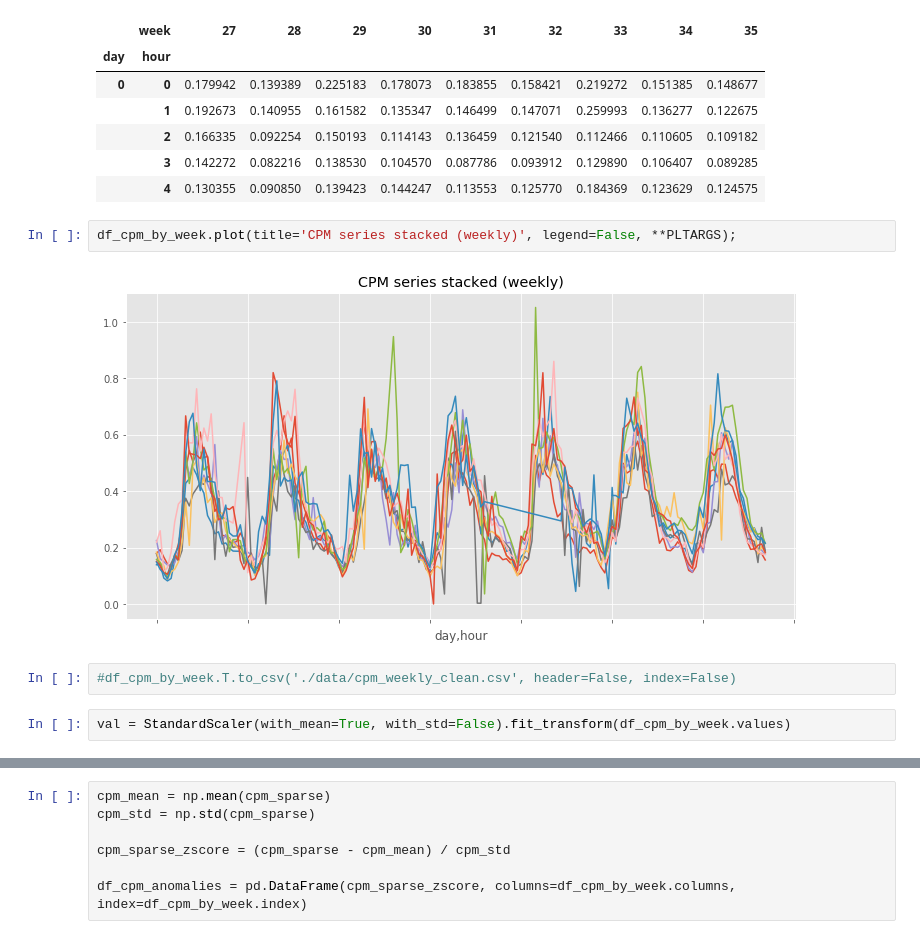
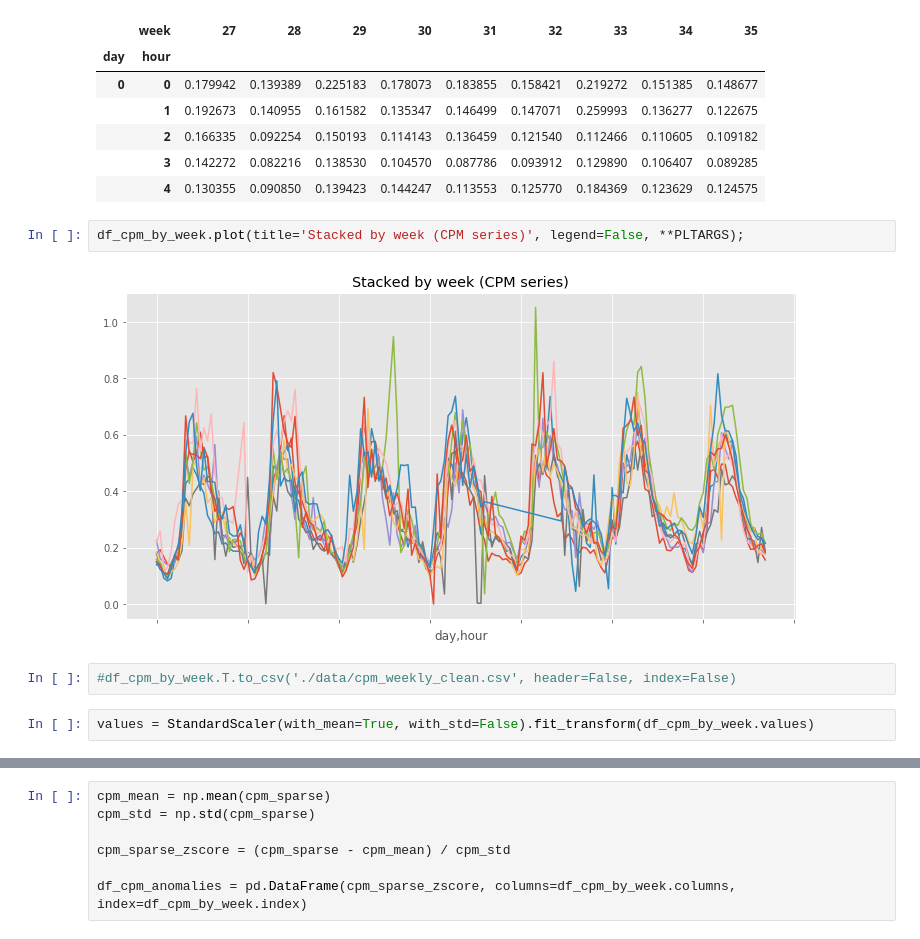
Before and after one commit to sebastianmarkow/blog-appendix, a Jupyter notebook: outlier-detection-with-rpca/anomaly-detection-on-time-series-via-rpca.ipynb, the cells around one changed output, grey strips where cells are left out. Saved outputs shown, nothing was run; the diff lists cells and outputs as text.

```diff
--- a/outlier-detection-with-rpca/anomaly-detection-on-time-series-via-rpca.ipynb
+++ b/outlier-detection-with-rpca/anomaly-detection-on-time-series-via-rpca.ipynb
@@ -636,10 +633,10 @@ df_cpm_by_week.head()
 |  | 3 | 0.142272 | 0.082216 | 0.138530 | 0.104570 | 0.087786 | 0.093912 | 0.129890 | 0.106407 | 0.089285 |
 |  | 4 | 0.130355 | 0.090850 | 0.139423 | 0.144247 | 0.113553 | 0.125770 | 0.184369 | 0.123629 | 0.124575 |
 # %%
-df_cpm_by_week.plot(title='CPM series stacked (weekly)', legend=False, **PLTARGS);
+df_cpm_by_week.plot(title='Stacked by week (CPM series)', legend=False, **PLTARGS);
 # %% [output]
-[figure, old version]
+[figure, new version]
 # %%
 #df_cpm_by_week.T.to_csv('./data/cpm_weekly_clean.csv', header=False, index=False)
 # %%
-val = StandardScaler(with_mean=True, with_std=False).fit_transform(df_cpm_by_week.values)
+values = StandardScaler(with_mean=True, with_std=False).fit_transform(df_cpm_by_week.values)
```
Also changed, not shown: parts of 18 cells of this notebook, 1 other file.
